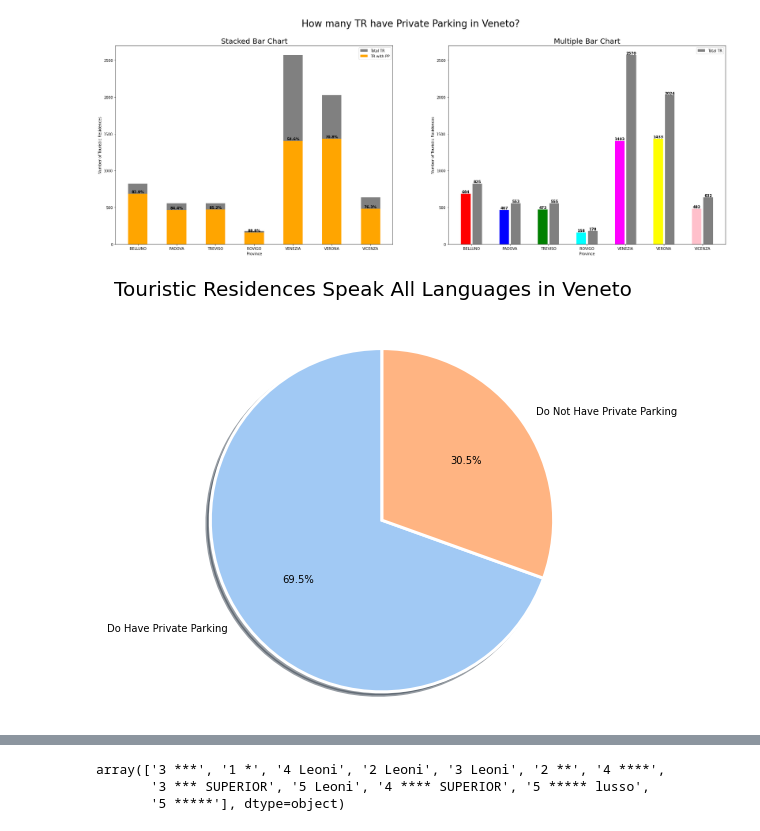
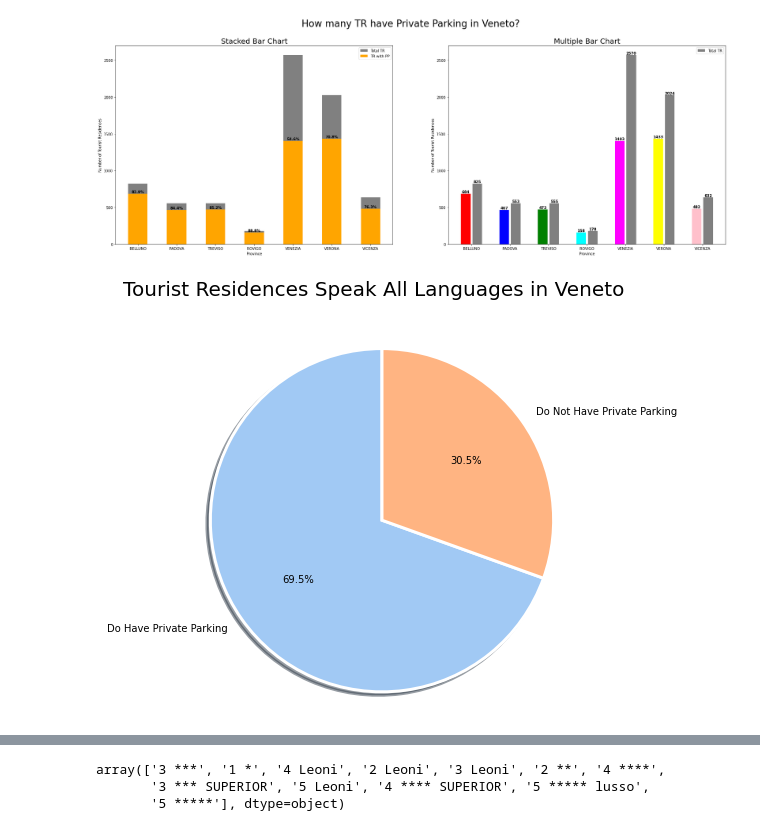
Before and after one commit to NicoloAvesani/project_Tourist_Residences_in_Veneto, a Jupyter notebook: project_on_colab.ipynb, the cells around one changed output, grey strips where cells are left out. Saved outputs shown, nothing was run; the diff lists cells and outputs as text; code cells hidden in the pictures.

```diff
--- a/project_on_colab.ipynb
+++ b/project_on_colab.ipynb
@@ -1479,30 +1466,30 @@ plt.show()
 # %% [output]
 [figure]
 # %%
-## How many touristic residences have Private Parking in Veneto?
+## How many tourist residences have Private Parking in Veneto?
 
 sum_park = np.sum(park_list)
 total_tr = np.sum(city_len)
 
 ## ratio of animal friendly tr in Veneto
 
 ratio_park_tr = sum_park/total_tr
 
-## create a pie chart with the pf touristic residences and the not pf touristic residences in Veneto
+## create a pie chart with the pf tourist residences and the not pf tourist residences in Veneto
 
 labels = ['Do Have Private Parking', 'Do Not Have Private Parking']
 sizes = [ratio_park_tr, 1 - ratio_park_tr]
 
 fig1, ax1 = plt.subplots(figsize=(10,7))
 ax1.pie(sizes, labels=labels, autopct='%1.1f%%',
         shadow=True, startangle=90, wedgeprops = { 'linewidth' : 3, 'edgecolor' : 'white' }, colors=palette)
 ax1.axis('equal')  # Equal aspect ratio ensures that pie is drawn as a circle
 
-plt.suptitle("Touristic Residences Speak All Languages in Veneto", fontsize=20)
+plt.suptitle("Tourist Residences Speak All Languages in Veneto", fontsize=20)
 
 plt.show()
 # %% [output]
-[figure, old version]
+[figure, new version]
 # %%
 ## under 3, over 3, over 4 TR
 
```
Also changed, not shown: parts of 24 cells of this notebook.
